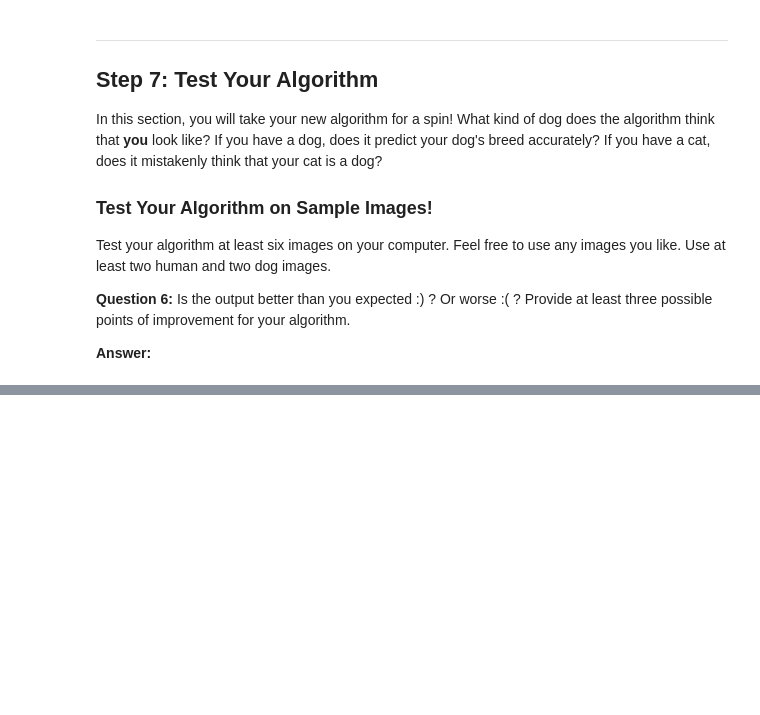
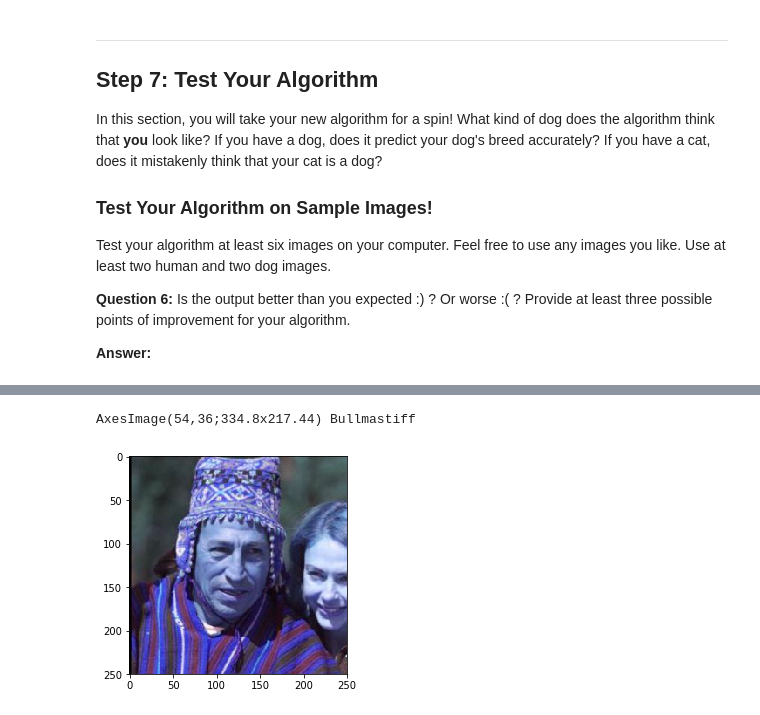
Before and after one commit to markdyousef/dog-project, a Jupyter notebook: dog_app.ipynb, the cells around one changed output, grey strips where cells are left out. Saved outputs shown, nothing was run; the diff lists cells and outputs as text; code cells hidden in the pictures; blank space fills up the shorter version.

```diff
--- a/dog_app.ipynb
+++ b/dog_app.ipynb
@@ -852,0 +861,5 @@ ValueError: Error when checking : expected input_1 to have shape (None, 224, 224
+# %%
+run(human_files[50])
+# %% [output]
+AxesImage(54,36;334.8x217.44) Bullmastiff
+[figure, added]
```
Also changed, not shown: parts of 13 cells of this notebook, 3 other files.
